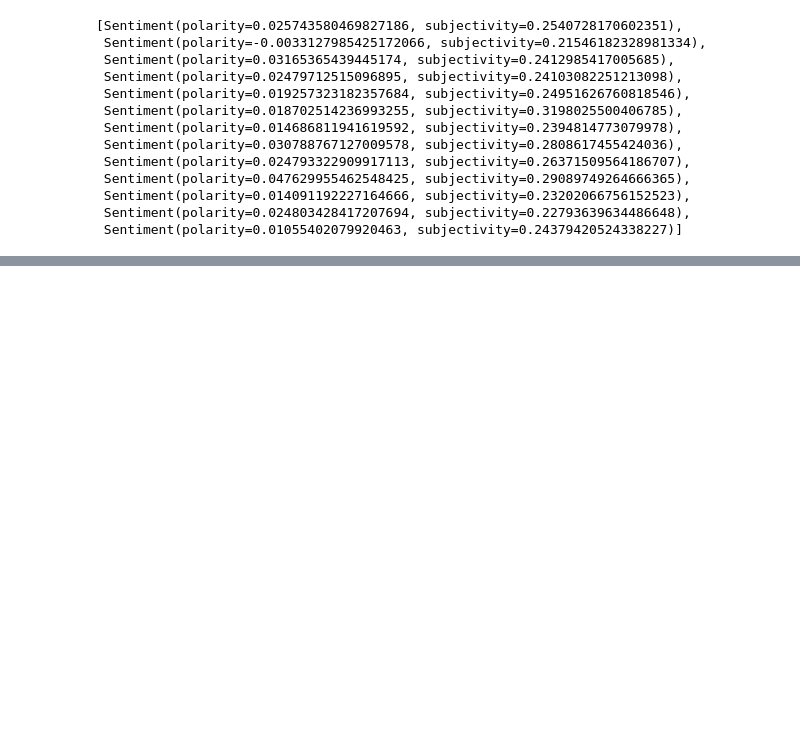
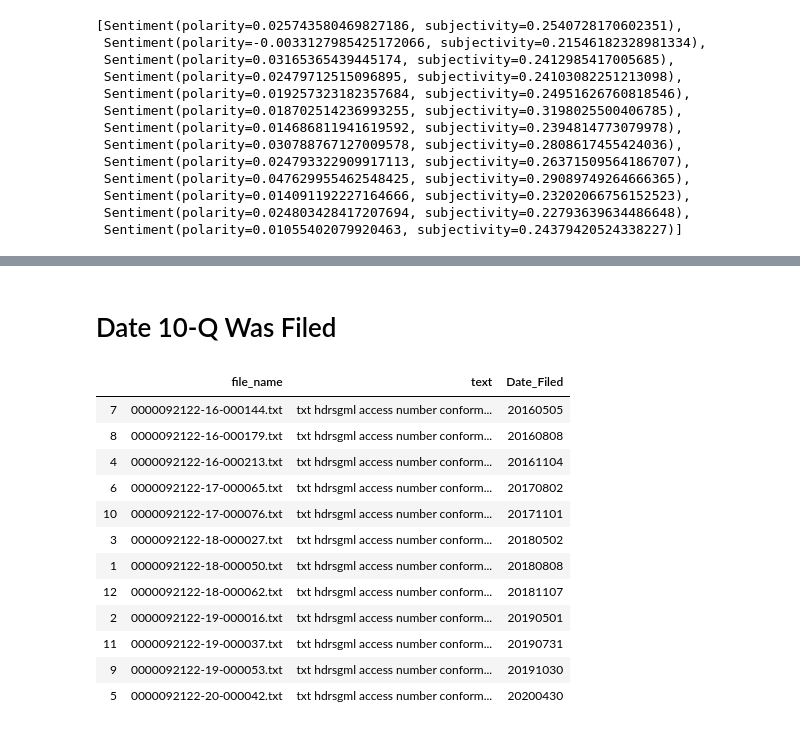
Before and after one commit to bmor2552/QQuarterlyInc, a Jupyter notebook: Notebooks/Step2_Modeling.ipynb, the cells around one changed output, grey strips where cells are left out. Saved outputs shown, nothing was run; the diff lists cells and outputs as text; code cells hidden in the pictures; blank space fills up the shorter version.

Commit message:
Another round of updates

```diff
--- a/Notebooks/Step2_Modeling.ipynb
+++ b/Notebooks/Step2_Modeling.ipynb
@@ -231,14 +223,0 @@ SA_p3
-# %%
-# Creating list of years the file are from using file_name column
-df['Year'] = [2017, 2018, 2019, 2018, 2016, 2020, 2017, 2016, 2016, 2019, 2017, 2019, 2018]
-# df['file_name'][7][11:13]
-# How you find the year document
-# %%
-# Code used below cam from Alice Zhao Link to github will be in Resource Section
-# Code used to calculate the sentiment polar and subjective vale
-pol = lambda x: TextBlob(x).sentiment.polarity
-sub = lambda x: TextBlob(x).sentiment.subjectivity
-
-df['polarity'] = df['text'].apply(pol)
-df['subjectivity'] = df['text'].apply(sub)
-df
@@ -278,0 +276,3 @@ Alice Zhao Github Notebook: https://github.com/adashofdata/nlp-in-python-tutoria
+# %%
+# Dropping the document that belongs to another company
+df2 = df.drop(index=0)
@@ -278,0 +288,34 @@ Alice Zhao Github Notebook: https://github.com/adashofdata/nlp-in-python-tutoria
+# %% [markdown]
+# Date 10-Q Was Filed
+# %%
+# Creating date filed column
+df2['Date_Filed']= [20180808,
+ 20190501,
+ 20180502,
+ 20161104,
+ 20200430,
+ 20170802,
+ 20160505,
+ 20160808,
+ 20191030,
+ 20171101,
+ 20190731,
+ 20181107]
+# %%
+# Making sure the dates or in ascending order & viewing work
+df2 = df2.sort_values(by=['Date_Filed'], ascending = True)
+df2
+# %% [output]
+|  | file_name | text | Date_Filed |
+| 7 | 0000092122-16-000144.txt | txt hdrsgml access number conform... | 20160505 |
+| 8 | 0000092122-16-000179.txt | txt hdrsgml access number conform... | 20160808 |
+| 4 | 0000092122-16-000213.txt | txt hdrsgml access number conform... | 20161104 |
+| 6 | 0000092122-17-000065.txt | txt hdrsgml access number conform... | 20170802 |
+| 10 | 0000092122-17-000076.txt | txt hdrsgml access number conform... | 20171101 |
+| 3 | 0000092122-18-000027.txt | txt hdrsgml access number conform... | 20180502 |
+| 1 | 0000092122-18-000050.txt | txt hdrsgml access number conform... | 20180808 |
+| 12 | 0000092122-18-000062.txt | txt hdrsgml access number conform... | 20181107 |
+| 2 | 0000092122-19-000016.txt | txt hdrsgml access number conform... | 20190501 |
+| 11 | 0000092122-19-000037.txt | txt hdrsgml access number conform... | 20190731 |
+| 9 | 0000092122-19-000053.txt | txt hdrsgml access number conform... | 20191030 |
+| 5 | 0000092122-20-000042.txt | txt hdrsgml access number conform... | 20200430 |
```
Also changed, not shown: parts of 59 cells of this notebook.
